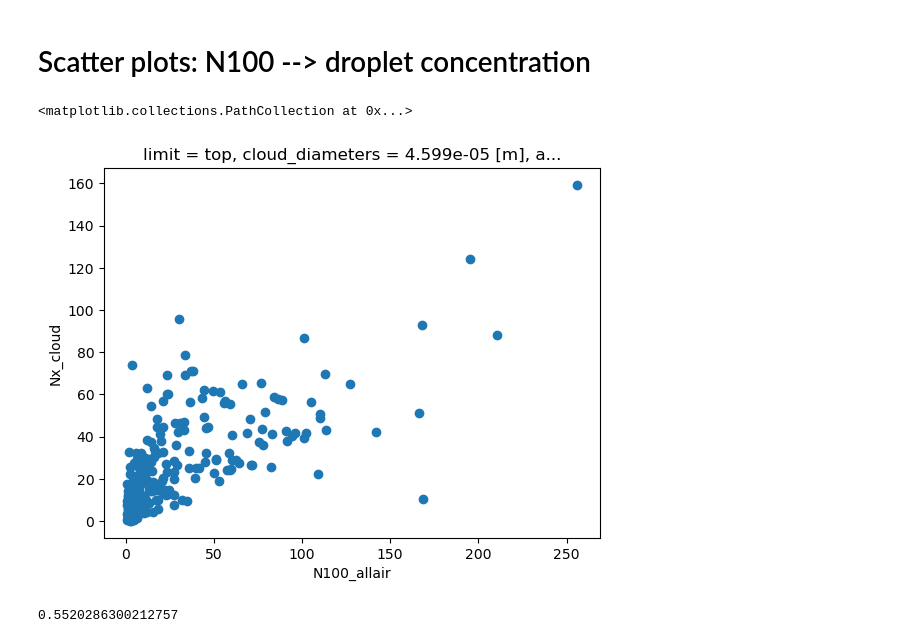
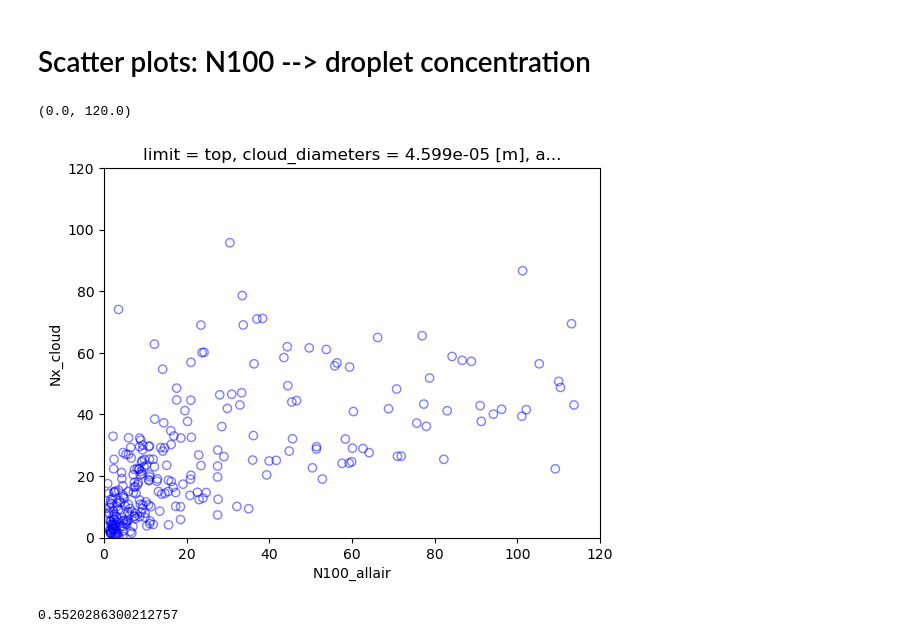
Before and after one commit to eScience-course/-Tjaernoe2022-group1, a Jupyter notebook: notebooks/Ingvild/NorESMatZeppelin.ipynb, the cells around one changed output. Drawn from its saved outputs; the diff is of its cells as text; code cells hidden in the pictures.

```diff
--- a/notebooks/Ingvild/NorESMatZeppelin.ipynb
+++ b/notebooks/Ingvild/NorESMatZeppelin.ipynb
@@ -479,17 +488,20 @@ N50_allair=compute_Nx_ebas_cleaned(data1_cl_mask,x=50e-9, var_diam = 'aerosol_di
 N100_allair_daily = N100_allair.resample(time='D').mean()
 N50_allair_daily = N50_allair.resample(time='D').mean()
 Nx_cloud_daily = Nx_cloud.resample(time='D').mean()
+Nx_cloudresidual_daily = Nx_cloudresidual.resample(time='D').mean()
 ds_daily = ds.resample(time='D').mean()
 # %%
 # Merging obs. variables to get droplet number and particle number in one
 
-N100_daily = xr.merge([Nx_cloud_daily.rename('Nx_cloud'), N100_allair_daily.rename('N100_allair')])
-N50_daily = xr.merge([Nx_cloud_daily.rename('Nx_cloud'), N50_allair_daily.rename('N50_allair')])
+N100_daily = xr.merge([Nx_cloud_daily.rename('Nx_cloud'), N100_allair_daily.rename('N100_allair'), Nx_cloudresidual_daily.rename('Nx_cloudresidual')])
+N50_daily = xr.merge([Nx_cloud_daily.rename('Nx_cloud'), N50_allair_daily.rename('N50_allair'), Nx_cloudresidual_daily.rename('Nx_cloudresidual')])
 # %%
-N100_daily.plot.scatter('N100_allair', 'Nx_cloud')
+N100_daily.plot.scatter('N100_allair', 'Nx_cloud', alpha=.5, edgecolor='b',facecolor='None', marker='o')
+plt.xlim([0,120])
+plt.ylim([0,120])
 # %% [output]
-<matplotlib.collections.PathCollection at 0x...>
+(0.0, 120.0)
-[figure, old version]
+[figure, new version]
 # %%
 N50_daily_nonan=N50_daily.dropna('time')
 
```
Also changed, not shown: parts of 7 cells of this notebook.
